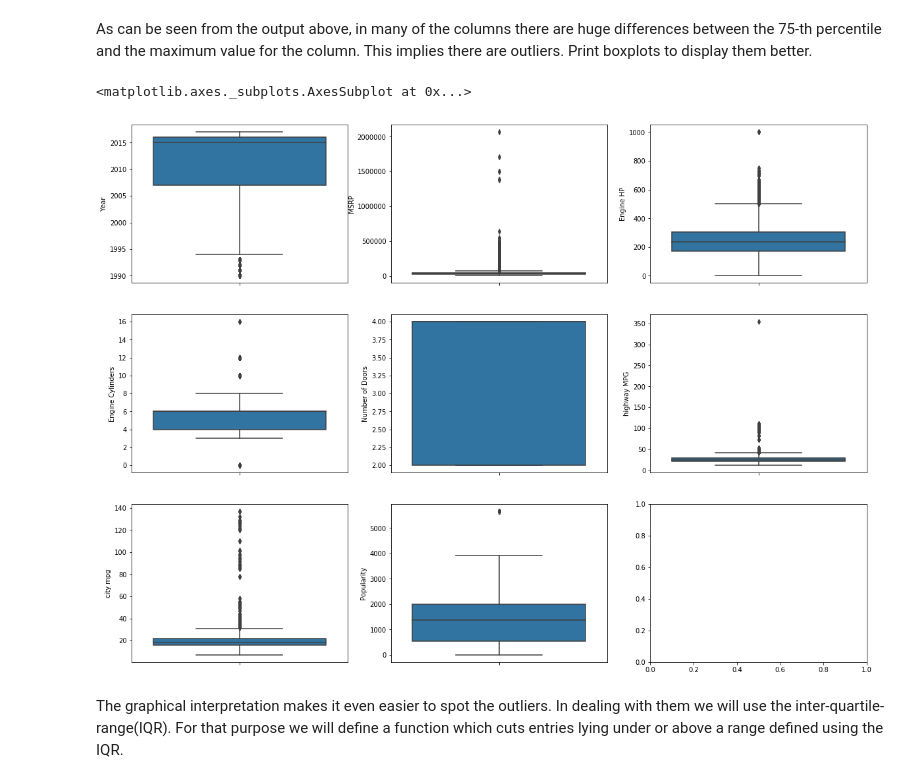
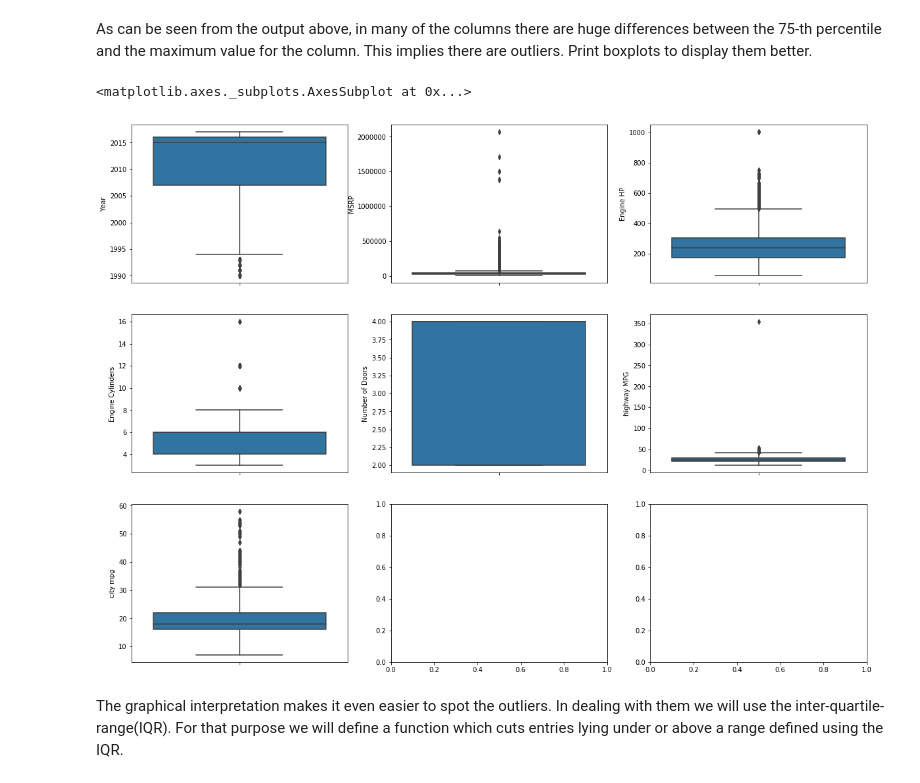
Before and after one commit to taagitacc/car-price-factors, a Jupyter notebook: price_analysis.ipynb, the cells around one changed output. Cells and saved outputs as stored; diff of their text form; code cells hidden in the pictures.

Commit message:
Data imputation edited

```diff
--- a/price_analysis.ipynb
+++ b/price_analysis.ipynb
@@ -370,0 +335,24 @@ df.describe()
+# %%
+def gen_repl_value_trans_type(df, ind):
+    """Choose a replacement value for the unknown
+    transmission type.
+
+    Args
+        df (pandas Dataframe): Dataframe whose columns are examined
+        ind (int): Index of the row with 'Transmission Type' Unknown
+
+    Returns:
+        (obj): Transmission type to replace the unknown value with
+    """
+    eng_hp = df.iloc[ind]['Engine HP']
+    veh_size = df.iloc[ind]['Vehicle Size']
+    return df[((df['Engine HP'] >= 0.9*eng_hp) & \
+            (df['Engine HP'] <= 1.1*eng_hp)) & (df['Vehicle Size'] == veh_size) ]['Transmission Type']\
+                .value_counts().sort_values().index[-1]
+# %%
+# Replace 'UNKNOWN' value in the 'Transmission Type' column
+list_index_trans_type_unknown = df_prepared[df_prepared['Transmission Type'] == 'UNKNOWN'].index
+for i in list_index_trans_type_unknown:
+    repl_value = gen_repl_value_trans_type(df_prepared, i)
+    # Update the value
+    df_prepared.at[i,'Transmission Type'] = repl_value
@@ -370,0 +378,5 @@ df.describe()
+# %%
+# Drop duplicates if any
+print('Before duplicate drop:',df_prepared.shape)
+df_prepared = df_prepared.drop_duplicates()
+print('After duplicate drop:',df_prepared.shape)
@@ -373,19 +403,18 @@ As can be seen from the output above, in many of the columns there are huge diff
 # %%
 fig, axes = plt.subplots(3, 3, figsize=(20, 15))
 
-sns.boxplot(ax=axes[0][0], data=df, y='Year')
-sns.boxplot(ax=axes[0][1], data=df, y='MSRP')
-sns.boxplot(ax=axes[0][2], data=df, y='Engine HP')
+sns.boxplot(ax=axes[0][0], data=df_prepared, y='Year')
+sns.boxplot(ax=axes[0][1], data=df_prepared, y='MSRP')
+sns.boxplot(ax=axes[0][2], data=df_prepared, y='Engine HP')
 
-sns.boxplot(ax=axes[1][0], data=df, y='Engine Cylinders')
-sns.boxplot(ax=axes[1][1], data=df, y='Number of Doors')
-sns.boxplot(ax=axes[1][2], data=df, y='highway MPG')
+sns.boxplot(ax=axes[1][0], data=df_prepared, y='Engine Cylinders')
+sns.boxplot(ax=axes[1][1], data=df_prepared, y='Number of Doors')
+sns.boxplot(ax=axes[1][2], data=df_prepared, y='highway MPG')
 
-sns.boxplot(ax=axes[2][0], data=df, y='city mpg')
-sns.boxplot(ax=axes[2][1], data=df, y='Popularity')
+sns.boxplot(ax=axes[2][0], data=df_prepared, y='city mpg')
 # %% [output]
 <matplotlib.axes._subplots.AxesSubplot at 0x...>
-[figure, old version]
+[figure, new version]
 # %% [markdown]
 The graphical interpretation makes it even easier to spot the outliers. In dealing with them we will use the inter-quartile-range(IQR). For that purpose we will define a function which cuts entries lying under or above a range defined using the IQR.
 # %%
```
Also changed, not shown: parts of 60 cells of this notebook.
